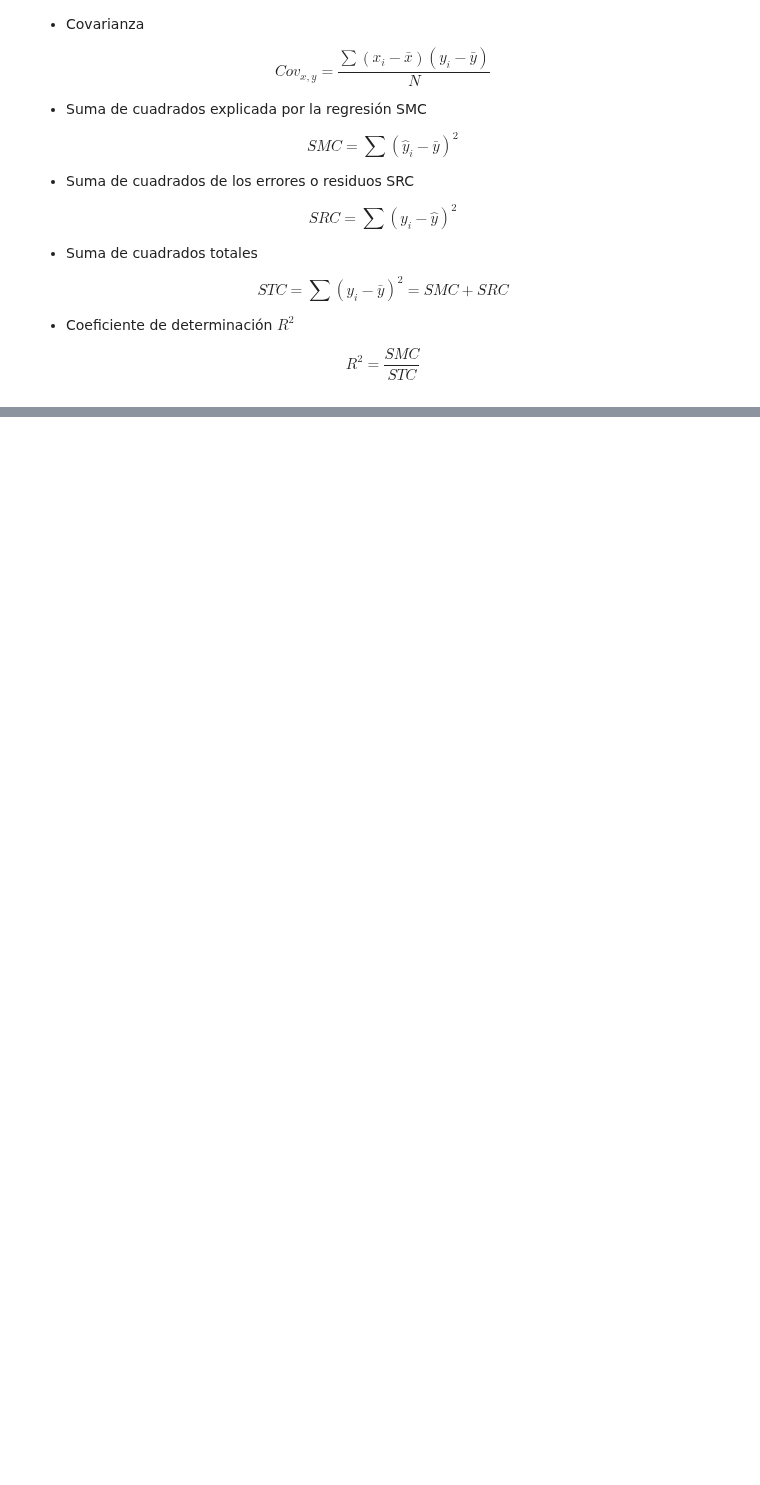
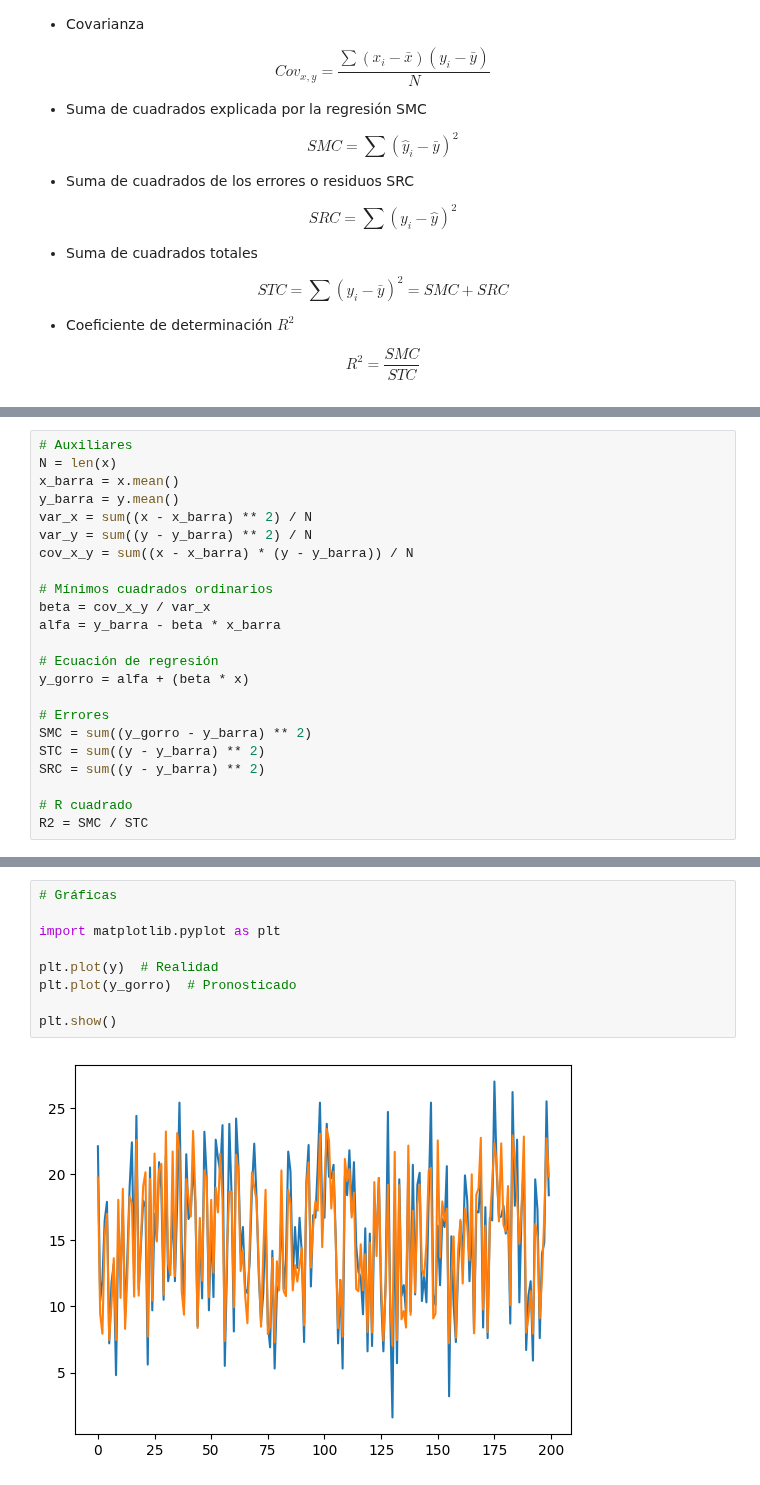
Before and after one commit to andres-mart/Coderhouse, a Jupyter notebook: 8. Introducción a la Regresión/Ejemplo_1.ipynb, the cells around one changed output, grey strips where cells are left out. Cells and saved outputs as stored; diff of their text form; blank space fills up the shorter version.

```diff
--- a/8. Introducción a la Regresión/Ejemplo_1.ipynb
+++ b/8. Introducción a la Regresión/Ejemplo_1.ipynb
@@ -133,0 +136,23 @@ $$R^{2} =  \frac{SMC}{STC}$$
+# %%
+# Auxiliares
+N = len(x)
+x_barra = x.mean()
+y_barra = y.mean()
+var_x = sum((x - x_barra) ** 2) / N
+var_y = sum((y - y_barra) ** 2) / N
+cov_x_y = sum((x - x_barra) * (y - y_barra)) / N
+
+# Mínimos cuadrados ordinarios
+beta = cov_x_y / var_x
+alfa = y_barra - beta * x_barra
+
+# Ecuación de regresión
+y_gorro = alfa + (beta * x)
+
+# Errores
+SMC = sum((y_gorro - y_barra) ** 2)
+STC = sum((y - y_barra) ** 2)
+SRC = sum((y - y_barra) ** 2)
+
+# R cuadrado
+R2 = SMC / STC
@@ -133,0 +177,11 @@ $$R^{2} =  \frac{SMC}{STC}$$
+# %%
+# Gráficas
+
+import matplotlib.pyplot as plt
+
+plt.plot(y)  # Realidad
+plt.plot(y_gorro)  # Pronosticado
+
+plt.show()
+# %% [output]
+[figure, added]
```
Also changed, not shown: parts of 3 cells of this notebook.
